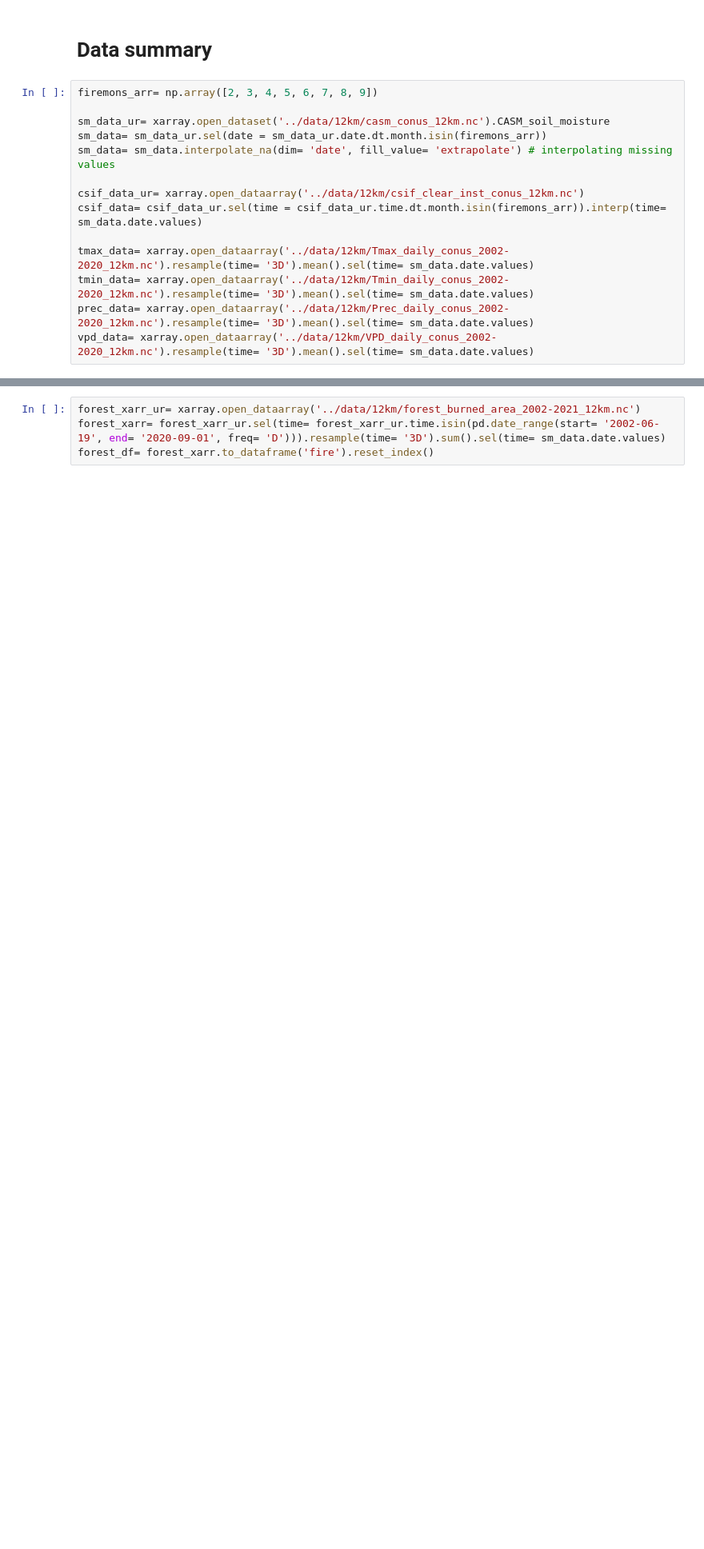
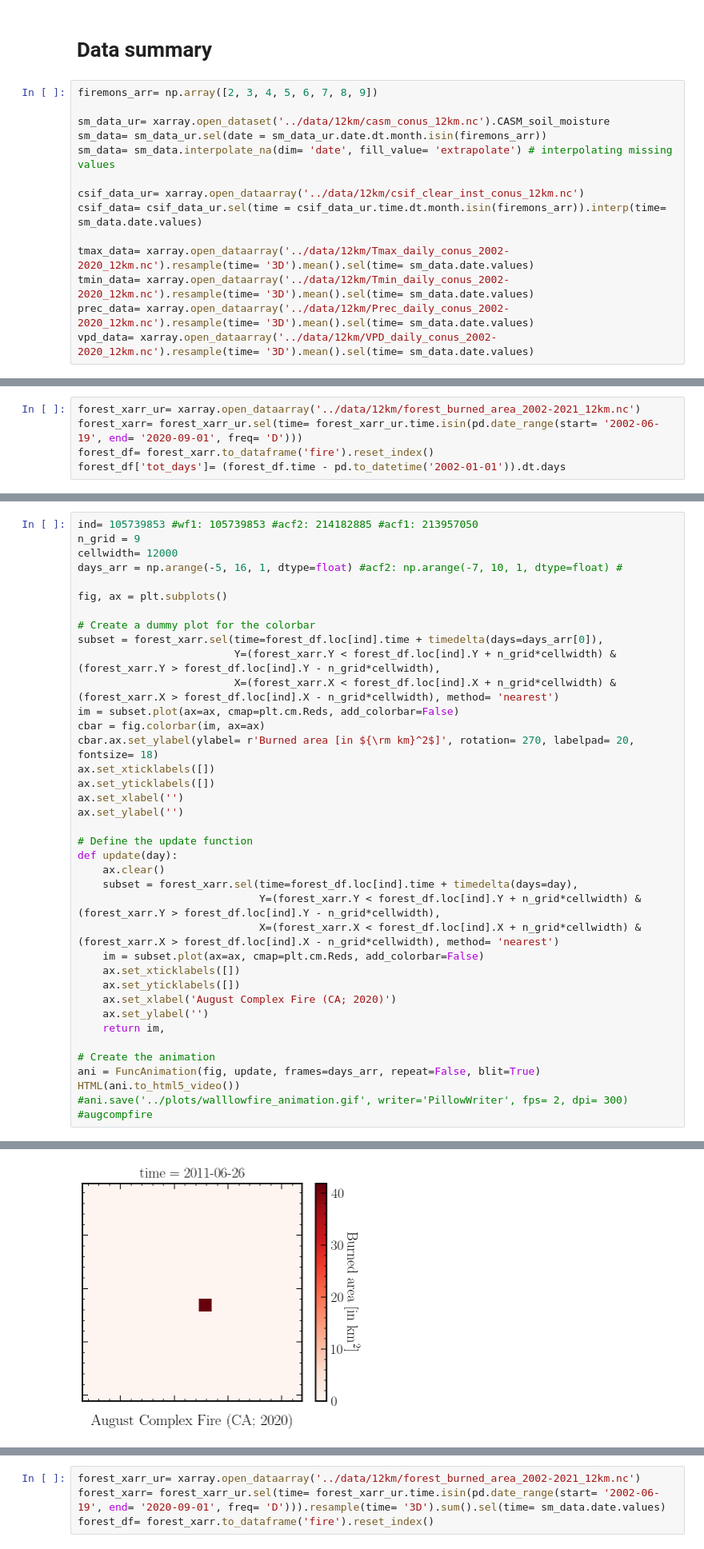
Before and after one commit to jtbuch/fire_hazard_index, a Jupyter notebook: scripts/preliminary_data_analysis.ipynb, the cells around one changed output, grey strips where cells are left out. Shown at 80% size. Saved outputs shown, nothing was run; the diff lists cells and outputs as text; blank space fills up the shorter version.

Commit message:
made burned area gifs

```diff
--- a/scripts/preliminary_data_analysis.ipynb
+++ b/scripts/preliminary_data_analysis.ipynb
@@ -376,0 +385,5 @@ vpd_data= xarray.open_dataarray('../data/12km/VPD_daily_conus_2002-2020_12km.nc'
+# %%
+forest_xarr_ur= xarray.open_dataarray('../data/12km/forest_burned_area_2002-2021_12km.nc')
+forest_xarr= forest_xarr_ur.sel(time= forest_xarr_ur.time.isin(pd.date_range(start= '2002-06-19', end= '2020-09-01', freq= 'D')))
+forest_df= forest_xarr.to_dataframe('fire').reset_index()
+forest_df['tot_days']= (forest_df.time - pd.to_datetime('2002-01-01')).dt.days
@@ -376,0 +428,38 @@ vpd_data= xarray.open_dataarray('../data/12km/VPD_daily_conus_2002-2020_12km.nc'
+# %%
+ind= 105739853 #wf1: 105739853 #acf2: 214182885 #acf1: 213957050
+n_grid = 9
+cellwidth= 12000
+days_arr = np.arange(-5, 16, 1, dtype=float) #acf2: np.arange(-7, 10, 1, dtype=float) #
+
+fig, ax = plt.subplots()
+
+# Create a dummy plot for the colorbar
+subset = forest_xarr.sel(time=forest_df.loc[ind].time + timedelta(days=days_arr[0]),
+                         Y=(forest_xarr.Y < forest_df.loc[ind].Y + n_grid*cellwidth) & (forest_xarr.Y > forest_df.loc[ind].Y - n_grid*cellwidth),
+                         X=(forest_xarr.X < forest_df.loc[ind].X + n_grid*cellwidth) & (forest_xarr.X > forest_df.loc[ind].X - n_grid*cellwidth), method= 'nearest')
+im = subset.plot(ax=ax, cmap=plt.cm.Reds, add_colorbar=False)
+cbar = fig.colorbar(im, ax=ax)
+cbar.ax.set_ylabel(ylabel= r'Burned area [in ${\rm km}^2$]', rotation= 270, labelpad= 20, fontsize= 18)
+ax.set_xticklabels([])
+ax.set_yticklabels([])
+ax.set_xlabel('')
+ax.set_ylabel('')
+
+# Define the update function
+def update(day):
+    ax.clear()
+    subset = forest_xarr.sel(time=forest_df.loc[ind].time + timedelta(days=day),
+                             Y=(forest_xarr.Y < forest_df.loc[ind].Y + n_grid*cellwidth) & (forest_xarr.Y > forest_df.loc[ind].Y - n_grid*cellwidth),
+                             X=(forest_xarr.X < forest_df.loc[ind].X + n_grid*cellwidth) & (forest_xarr.X > forest_df.loc[ind].X - n_grid*cellwidth), method= 'nearest')
+    im = subset.plot(ax=ax, cmap=plt.cm.Reds, add_colorbar=False)
+    ax.set_xticklabels([])
+    ax.set_yticklabels([])
+    ax.set_xlabel('August Complex Fire (CA; 2020)')
+    ax.set_ylabel('')
+    return im,
+
+# Create the animation
+ani = FuncAnimation(fig, update, frames=days_arr, repeat=False, blit=True)
+HTML(ani.to_html5_video())
+#ani.save('../plots/walllowfire_animation.gif', writer='PillowWriter', fps= 2, dpi= 300) #augcompfire
+# %% [output]
@@ -376,0 +467 @@ vpd_data= xarray.open_dataarray('../data/12km/VPD_daily_conus_2002-2020_12km.nc'
+[figure, added]
```
Also changed, not shown: parts of 11 cells of this notebook, 1 other file.
